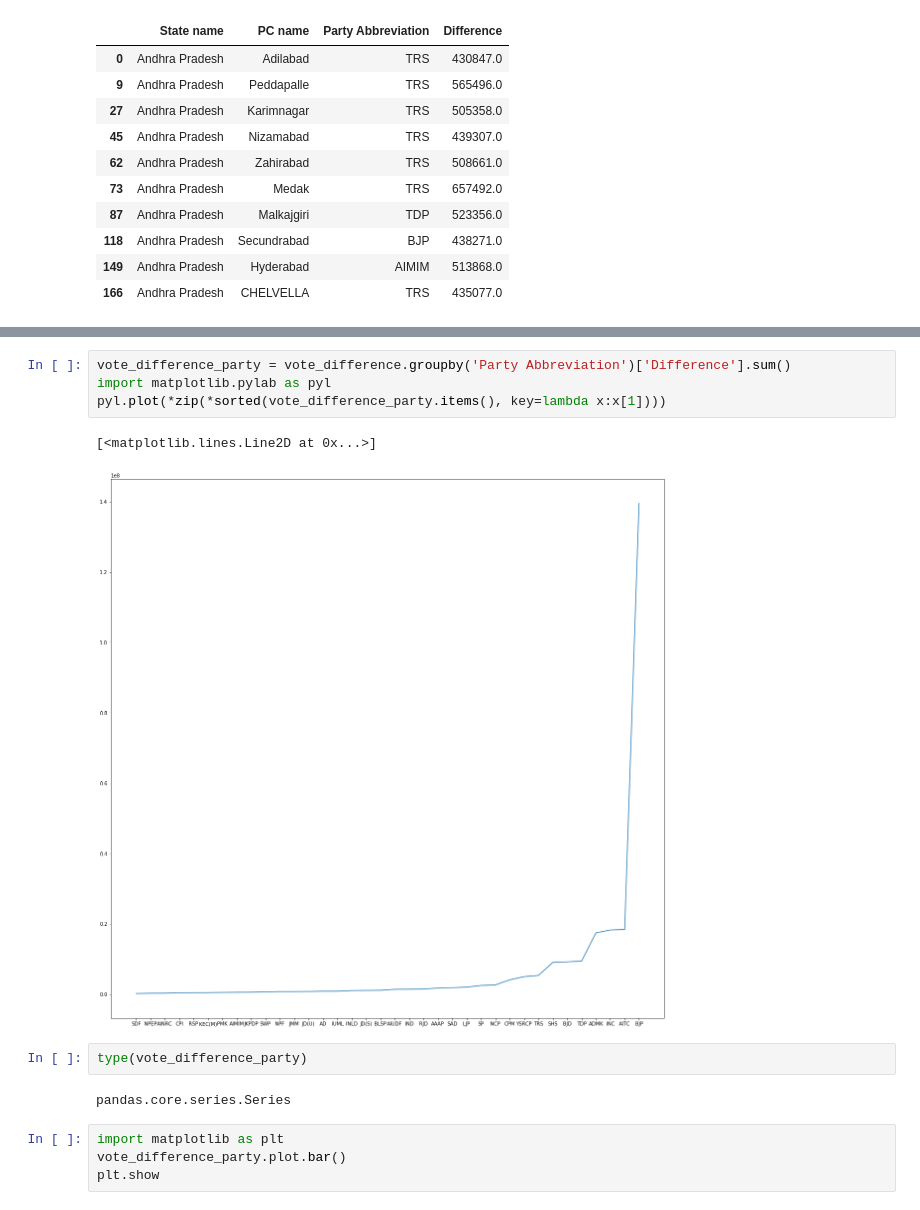
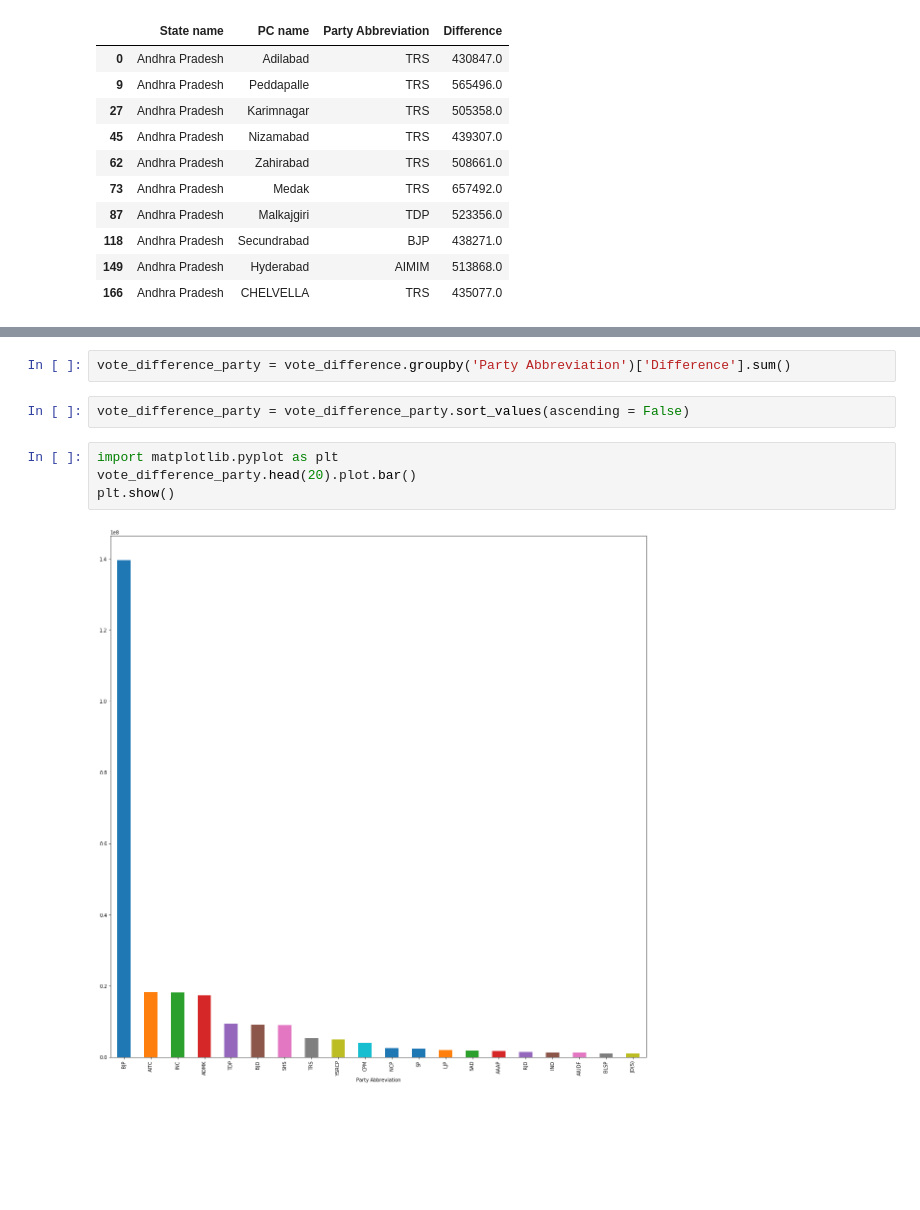
Before and after one commit to ShaibalNM/Data-Science-Projects, a Jupyter notebook: Election Data.ipynb, the cells around one changed output, grey strips where cells are left out. Saved outputs shown, nothing was run; the diff lists cells and outputs as text; blank space fills up the shorter version.

```diff
--- a/Election Data.ipynb
+++ b/Election Data.ipynb
@@ -230,15 +212,10 @@ array([[<matplotlib.axes._subplots.AxesSubplot object at 0x...>]],
 # %%
 vote_difference_party = vote_difference.groupby('Party Abbreviation')['Difference'].sum()
-import matplotlib.pylab as pyl
-pyl.plot(*zip(*sorted(vote_difference_party.items(), key=lambda x:x[1])))
-# %% [output]
-[<matplotlib.lines.Line2D at 0x...>]
-[figure, removed]
-# %%
-type(vote_difference_party)
-# %% [output]
-pandas.core.series.Series
+# %%
+vote_difference_party = vote_difference_party.sort_values(ascending = False)
 # %%
-import matplotlib as plt
-vote_difference_party.plot.bar()
-plt.show
+import matplotlib.pyplot as plt
+vote_difference_party.head(20).plot.bar()
+plt.show()
+# %% [output]
+[figure, added]
```
Also changed, not shown: parts of 14 cells of this notebook.
